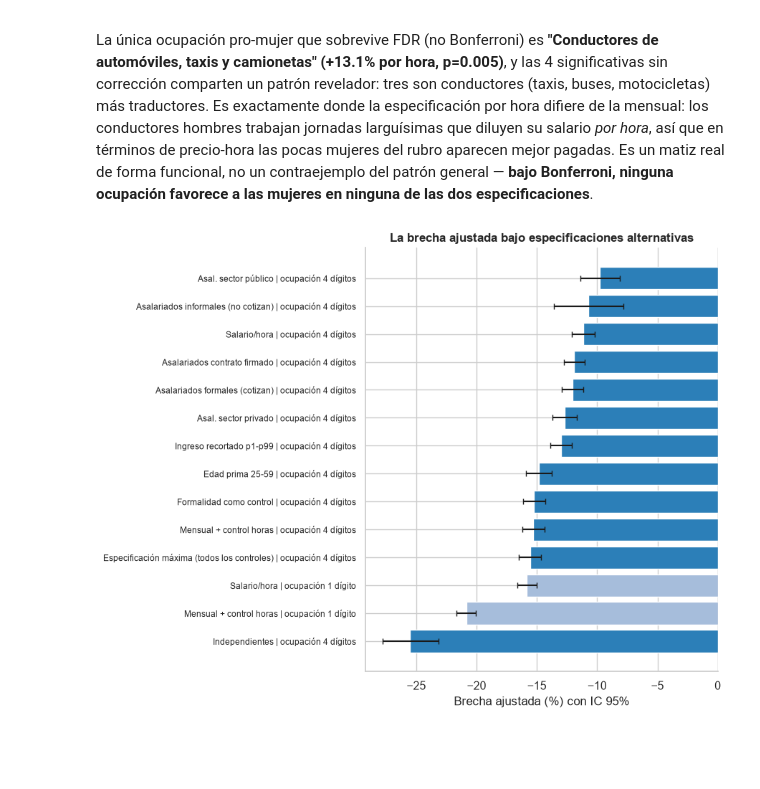
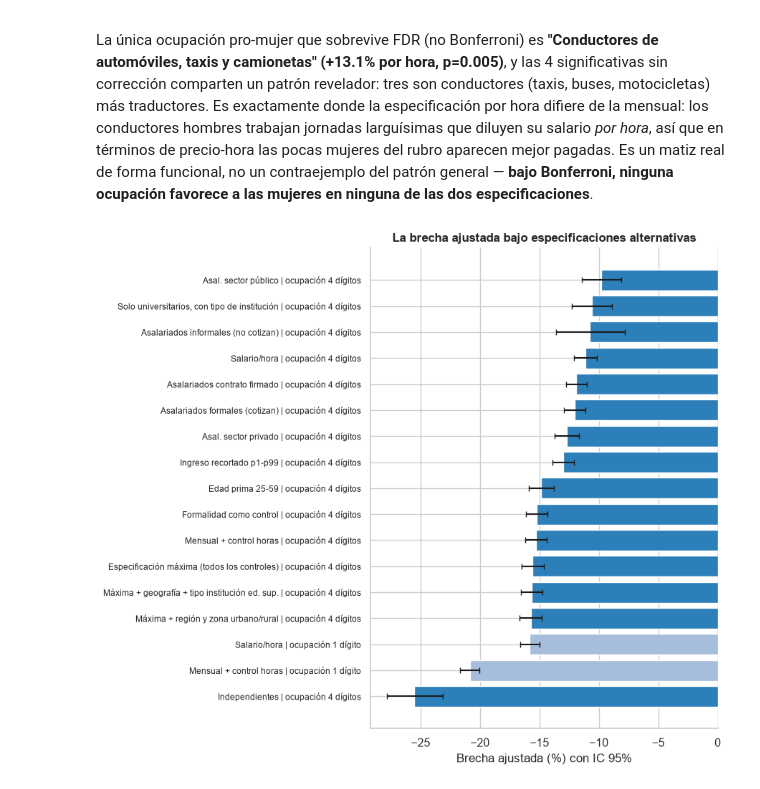
Before and after one commit to W00lscarf/brechas-salariales-genero-chile, a Jupyter notebook: notebooks/09_robustez.ipynb, the cells around one changed output. Cells and saved outputs as stored; diff of their text form; code cells hidden in the pictures; blank space fills up the shorter version.

```diff
--- a/notebooks/09_robustez.ipynb
+++ b/notebooks/09_robustez.ipynb
@@ -452,0 +460,43 @@ Quinto — el número final de la batería: **la especificación máxima**, con
+# %%
+TIPO_SUP = {1:'CFT', 2:'IP', 3:'U. privada no CRUCH', 4:'U. privada CRUCH', 5:'U. estatal',
+            6:'FFAA', 7:'U. extranjera'}
+muestra_hijos['tipo_sup'] = np.where(muestra_hijos['e6a']>=12,
+                                      muestra_hijos['e8'].map(TIPO_SUP), 'Sin ed. superior')
+muestra_hijos['tipo_sup'] = pd.Categorical(pd.Series(muestra_hijos['tipo_sup']).fillna('No informa'))
+muestra_hijos['region'] = pd.Categorical(muestra_hijos['region'].astype(int))
+muestra_hijos['area'] = pd.Categorical(muestra_hijos['area'].astype(int))
+
+f_geo = f_maxima + ' + C(region) + C(area)'
+f_geo_sup = f_geo + ' + C(tipo_sup)'
+
+m_geo = smf.wls(f_geo, data=muestra_hijos, weights=muestra_hijos['expr']).fit(
+    cov_type='cluster', cov_kwds={'groups': muestra_hijos['cluster_id']})
+b, lo, hi = brecha_pct(m_geo)
+resumen_especificaciones.append({'especificacion': 'Máxima + región y zona urbano/rural | ocupación 4 dígitos',
+                                  'brecha_pct': b, 'ic_lo': lo, 'ic_hi': hi, 'n': int(m_geo.nobs), 'r2': m_geo.rsquared})
+print(f'Máxima + región (16) + zona urbano/rural:          brecha {b:.1f}%  (IC95: {lo:.1f} a {hi:.1f})  R²={m_geo.rsquared:.3f}')
+
+m_geosup = smf.wls(f_geo_sup, data=muestra_hijos, weights=muestra_hijos['expr']).fit(
+    cov_type='cluster', cov_kwds={'groups': muestra_hijos['cluster_id']})
+b, lo, hi = brecha_pct(m_geosup)
+resumen_especificaciones.append({'especificacion': 'Máxima + geografía + tipo institución ed. sup. | ocupación 4 dígitos',
+                                  'brecha_pct': b, 'ic_lo': lo, 'ic_hi': hi, 'n': int(m_geosup.nobs), 'r2': m_geosup.rsquared})
+print(f'Máxima + geografía + tipo institución ed. sup.:    brecha {b:.1f}%  (IC95: {lo:.1f} a {hi:.1f})  R²={m_geosup.rsquared:.3f}')
+
+print()
+print('Retornos por tipo de institución (ref: CFT; a igual nivel educativo, ocupación y demás controles):')
+for t in m_geosup.params.index:
+    # 'Sin ed. superior' y 'No informa' son colineales con nivel educativo; no se interpretan
+    if 'tipo_sup' in t and 'Sin ed' not in t and 'No informa' not in t:
+        print(f'  {t.split("[T.")[1].rstrip("]"):22s} {(np.exp(m_geosup.params[t])-1)*100:+7.1f}%  p={m_geosup.pvalues[t]:.3f}')
+
+# La prueba más fina: solo universitarios, con tipo de institución controlado
+uni = muestra_hijos[muestra_hijos['nivel_grp'].isin(['Universitaria','Posgrado'])]
+m_uni = smf.wls(f_geo_sup, data=uni, weights=uni['expr']).fit(
+    cov_type='cluster', cov_kwds={'groups': uni['cluster_id']})
+b, lo, hi = brecha_pct(m_uni)
+resumen_especificaciones.append({'especificacion': 'Solo universitarios, con tipo de institución | ocupación 4 dígitos',
+                                  'brecha_pct': b, 'ic_lo': lo, 'ic_hi': hi, 'n': int(m_uni.nobs), 'r2': m_uni.rsquared})
+print()
+print(f'SOLO UNIVERSITARIOS/POSGRADO con tipo de institución, región y zona (n={int(m_uni.nobs):,}):')
+print(f'  brecha {b:.1f}%  (IC95: {lo:.1f} a {hi:.1f})  R²={m_uni.rsquared:.3f}')
@@ -536,23 +606,23 @@ La única ocupación pro-mujer que sobrevive FDR (no Bonferroni) es **"Conductor
 # %%
 df_resumen = pd.DataFrame(resumen_especificaciones)
 df_resumen.to_csv('outputs/data/robustez_especificaciones.csv', index=False, encoding='utf-8-sig')
 
-fig, ax = plt.subplots(figsize=(9, 7))
+fig, ax = plt.subplots(figsize=(9, 7.8))
 orden_plot = df_resumen.sort_values('brecha_pct', ascending=True)
 y_pos = range(len(orden_plot))
 ax.barh(y_pos, orden_plot['brecha_pct'],
         xerr=[orden_plot['brecha_pct']-orden_plot['ic_lo'], orden_plot['ic_hi']-orden_plot['brecha_pct']],
         color=['#2c7fb8' if '4 dígitos' in e else '#a6bddb' for e in orden_plot['especificacion']],
         edgecolor='white', capsize=3)
 ax.set_yticks(list(y_pos))
 ax.set_yticklabels(orden_plot['especificacion'], fontsize=8.5)
 ax.axvline(0, color='gray', linewidth=0.8)
 ax.set_xlabel('Brecha ajustada (%) con IC 95%')
 ax.set_title('La brecha ajustada bajo especificaciones alternativas', fontsize=12, fontweight='bold')
 sns.despine(); plt.tight_layout()
 plt.savefig('outputs/figures/robustez_especificaciones.png', dpi=150, bbox_inches='tight')
 plt.show()
 
 print(df_resumen.round(1).to_string(index=False))
 # %% [output]
-[figure, old version]
+[figure, new version]
```
Also changed, not shown: parts of 8 cells of this notebook, 4 other files.
